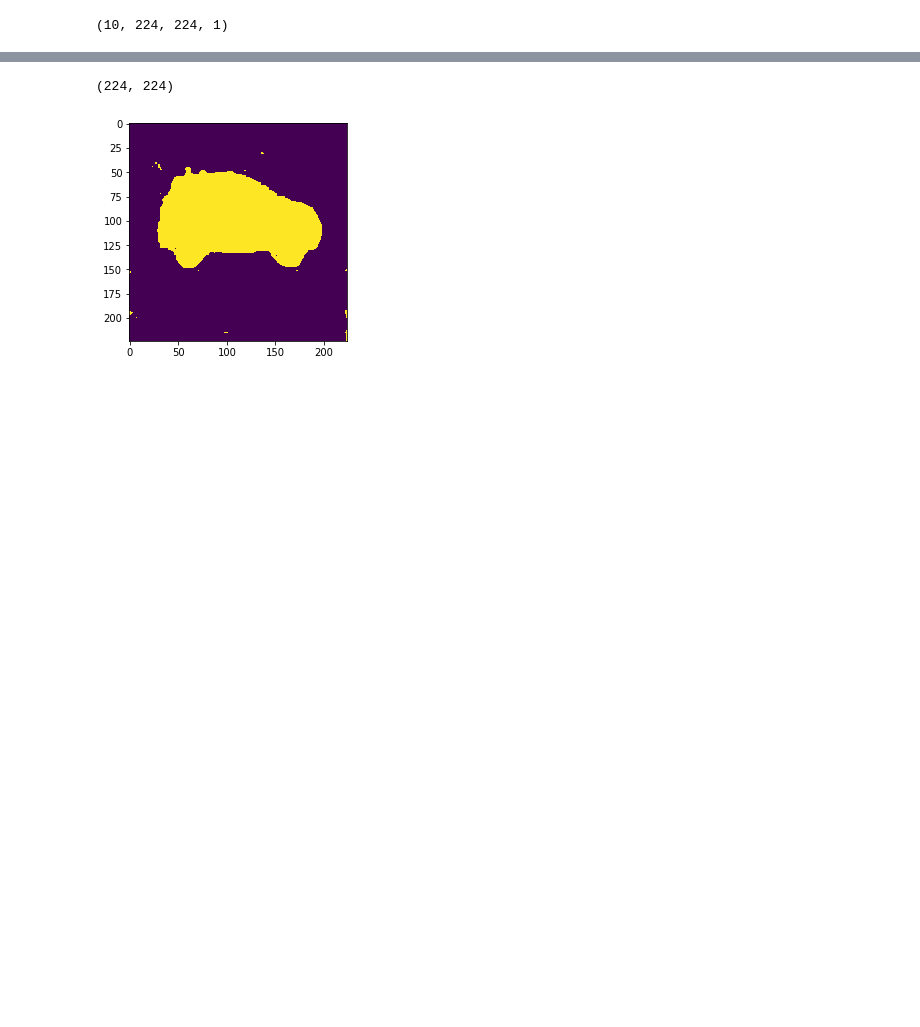
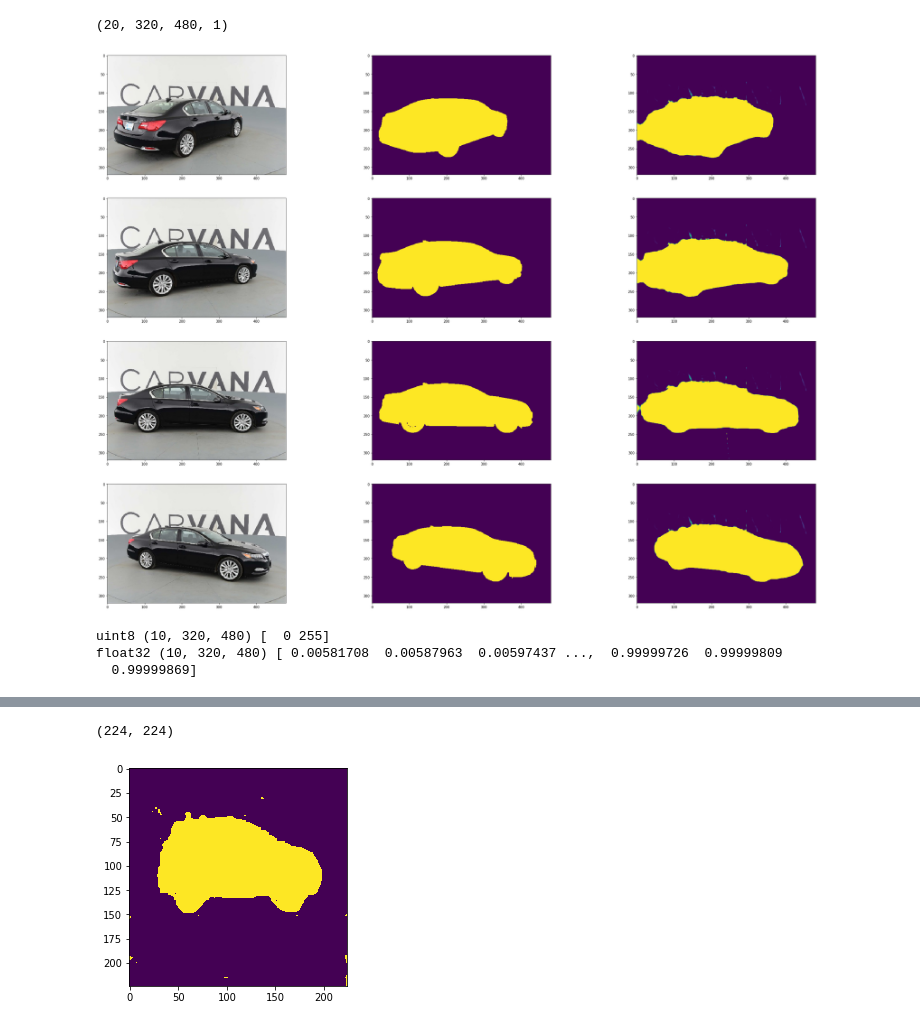
Before and after one commit to soupault/2017_kaggle_carvana, a Jupyter notebook: src/experiments.ipynb, the cells around one changed output, grey strips where cells are left out. Cells and saved outputs as stored; diff of their text form; code cells hidden in the pictures; blank space fills up the shorter version.

Commit message:
Full pipeline in the predict code

```diff
--- a/src/experiments.ipynb
+++ b/src/experiments.ipynb
@@ -24,26 +45,51 @@ model.load_weights('./weights_224_100epochs/temp.99--1.94.hdf5')
 # %%
 # Read images from selection
 imgs = []
-for fname in selection:
+for fname in fn_sel_images:
     imgs.append(io.imread(fname))
 imgs = np.asarray(imgs)
+
+masks_true = []
+for fname in fn_sel_masks_true:
+    masks_true.append(io.imread(fname))
+masks_true = np.asarray(masks_true)
+
+# masks_pred = []
+# for fname in fn_sel_masks_pred:
+#     masks_pred.append(io.imread(masks_pred))
+# masks_pred = np.asarray(masks_pred)
 # %%
 # Run prediction on a batch
-masks = model.predict_on_batch(imgs)
-print(masks.shape)
+masks_pred = model.predict_on_batch(imgs)
+print(masks_pred.shape)
 
 # Binarize the predictions
-masks_bin = np.squeeze(masks) > 0.5
+# masks_bin = np.squeeze(masks) > 0.5
 
 # Visualize the results
-fig, axes = plt.subplots(nrows=1, ncols=4, figsize=(10, 30))
+fig, axes = plt.subplots(nrows=4, ncols=3, figsize=(40, 30))
+
 for idx, img in enumerate(imgs[:4]):
-    axes[idx].imshow(img)
+    axes[idx, 0].imshow(img)
+
+masks_true_bin = np.squeeze(masks_true)
+for idx, mask in enumerate(masks_true_bin[:4]):
+    axes[idx, 1].imshow(mask)
+
+masks_pred_bin = np.squeeze(masks_pred)
+for idx, mask in enumerate(masks_pred_bin[:4]):
+    axes[idx, 2].imshow(mask)
+
 plt.show()
-
-fig, axes = plt.subplots(nrows=1, ncols=4, figsize=(10, 30))
-for idx, mask in enumerate(masks_bin[:4]):
-    axes[idx].imshow(mask)
-plt.show()
 # %% [output]
-(10, 224, 224, 1)
+(20, 320, 480, 1)
+[figure, added]
+# %%
+print(masks_true_bin.dtype, masks_true_bin.shape,
+      np.unique(masks_true_bin))
+print(masks_pred_bin.dtype, masks_pred_bin.shape,
+      np.unique(masks_pred_bin))
+# %% [output]
+uint8 (10, 320, 480) [  0 255]
+float32 (10, 320, 480) [ 0.00581708  0.00587963  0.00597437 ...,  0.99999726  0.99999809
+  0.99999869]
```
Also changed, not shown: parts of 12 cells of this notebook, 1 other file.
